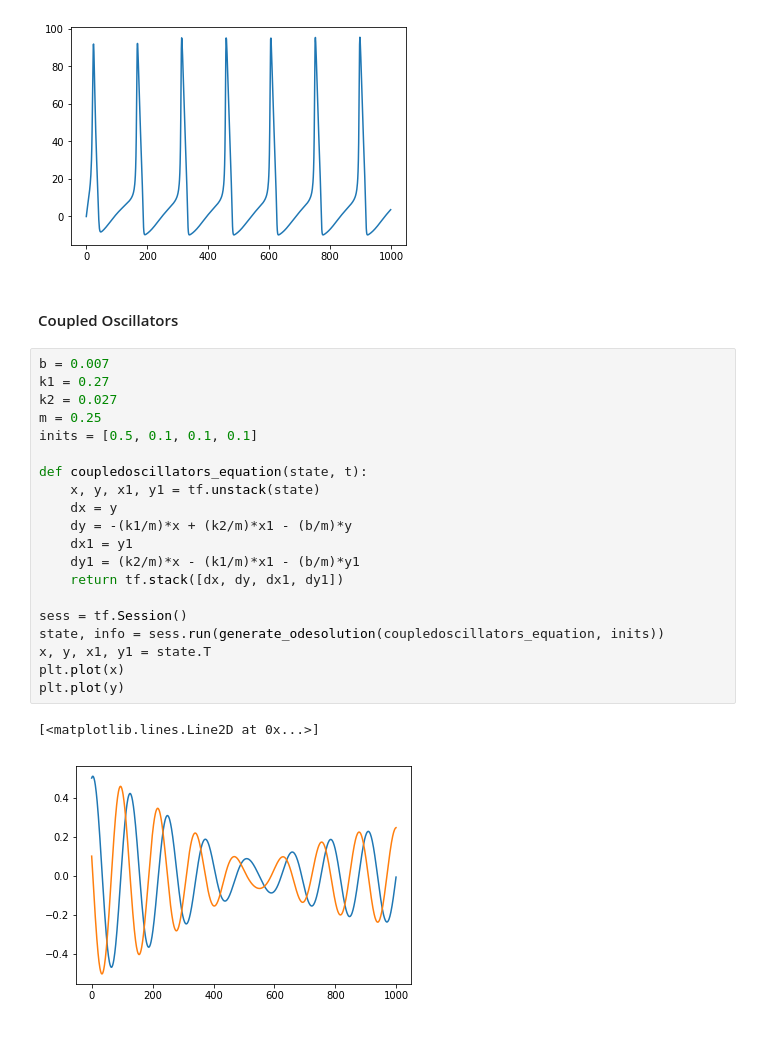
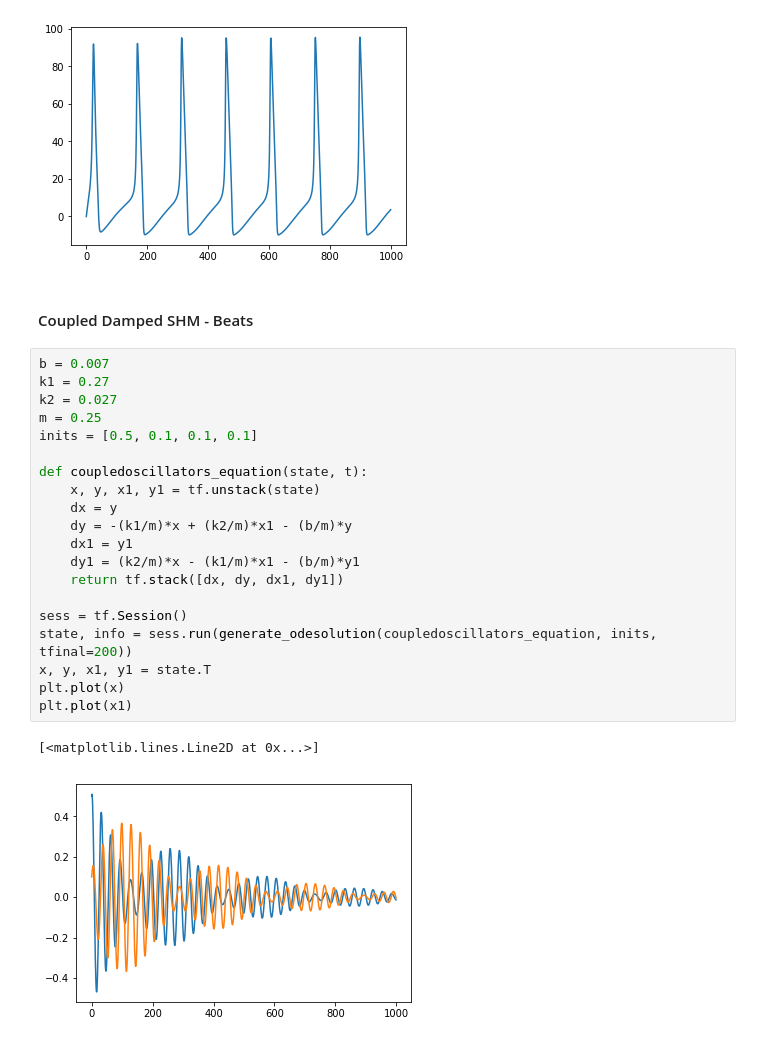
Before and after one commit to zthurman/fizzpy, a Jupyter notebook: Notebooks/Fractal Dynamics.ipynb, the cells around one changed output. Saved outputs shown, nothing was run; the diff lists cells and outputs as text.

```diff
--- a/Notebooks/Fractal Dynamics.ipynb
+++ b/Notebooks/Fractal Dynamics.ipynb
@@ -198,27 +198,27 @@ plt.plot(-i)
 [<matplotlib.lines.Line2D at 0x...>]
 [figure]
 # %% [markdown]
-#### Coupled Oscillators
+#### Coupled Damped SHM - Beats
 # %%
 b = 0.007
 k1 = 0.27
 k2 = 0.027
 m = 0.25
 inits = [0.5, 0.1, 0.1, 0.1]
 
 def coupledoscillators_equation(state, t):
     x, y, x1, y1 = tf.unstack(state)
     dx = y
     dy = -(k1/m)*x + (k2/m)*x1 - (b/m)*y
     dx1 = y1
     dy1 = (k2/m)*x - (k1/m)*x1 - (b/m)*y1
     return tf.stack([dx, dy, dx1, dy1])
 
 sess = tf.Session()
-state, info = sess.run(generate_odesolution(coupledoscillators_equation, inits))
+state, info = sess.run(generate_odesolution(coupledoscillators_equation, inits, tfinal=200))
 x, y, x1, y1 = state.T
 plt.plot(x)
-plt.plot(y)
+plt.plot(x1)
 # %% [output]
 [<matplotlib.lines.Line2D at 0x...>]
-[figure, old version]
+[figure, new version]
```
Also changed, not shown: parts of 3 cells of this notebook.
